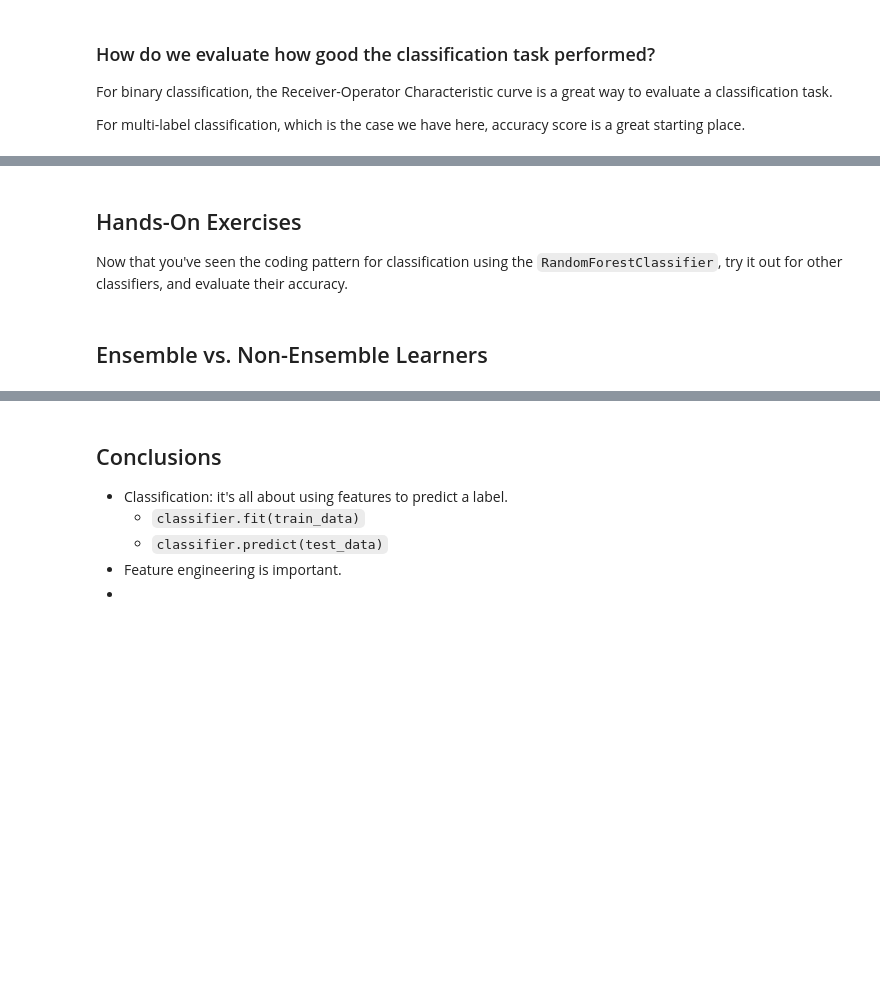
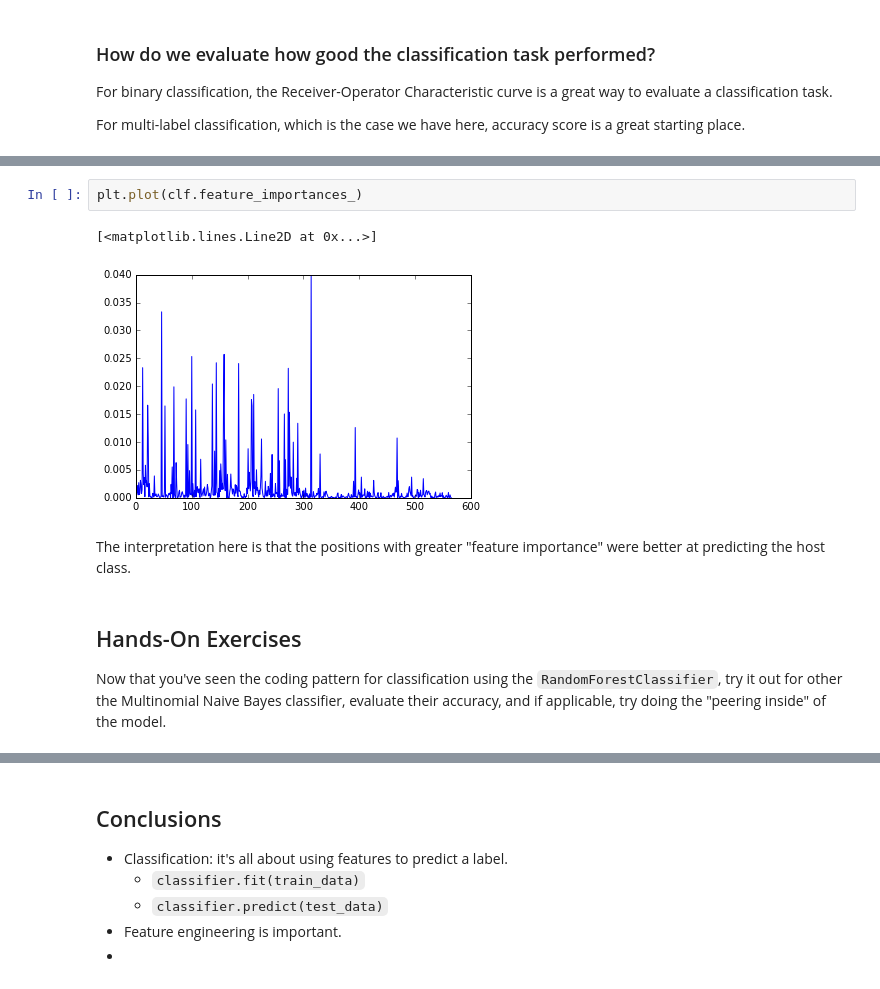
Before and after one commit to ericmjl/scikit-learn-tutorial, a Jupyter notebook: 03 Classification.ipynb, the cells around one changed output, grey strips where cells are left out. Saved outputs shown, nothing was run; the diff lists cells and outputs as text; blank space fills up the shorter version.

```diff
--- a/03 Classification.ipynb
+++ b/03 Classification.ipynb
@@ -167,6 +205,11 @@ accuracy_score(lb.inverse_transform(Y_test), lb.inverse_transform(preds))
+# %%
+plt.plot(clf.feature_importances_)
+# %% [output]
+[<matplotlib.lines.Line2D at 0x...>]
+[figure, added]
+# %% [markdown]
+The interpretation here is that the positions with greater "feature importance" were better at predicting the host class.
 # %% [markdown]
 ## Hands-On Exercises
 
-Now that you've seen the coding pattern for classification using the `RandomForestClassifier`, try it out for other classifiers, and evaluate their accuracy.
+Now that you've seen the coding pattern for classification using the `RandomForestClassifier`, try it out for other the Multinomial Naive Bayes classifier, evaluate their accuracy, and if applicable, try doing the "peering inside" of the model.
-# %% [markdown]
-## Ensemble vs. Non-Ensemble Learners
```
Also changed, not shown: parts of 9 cells of this notebook.
